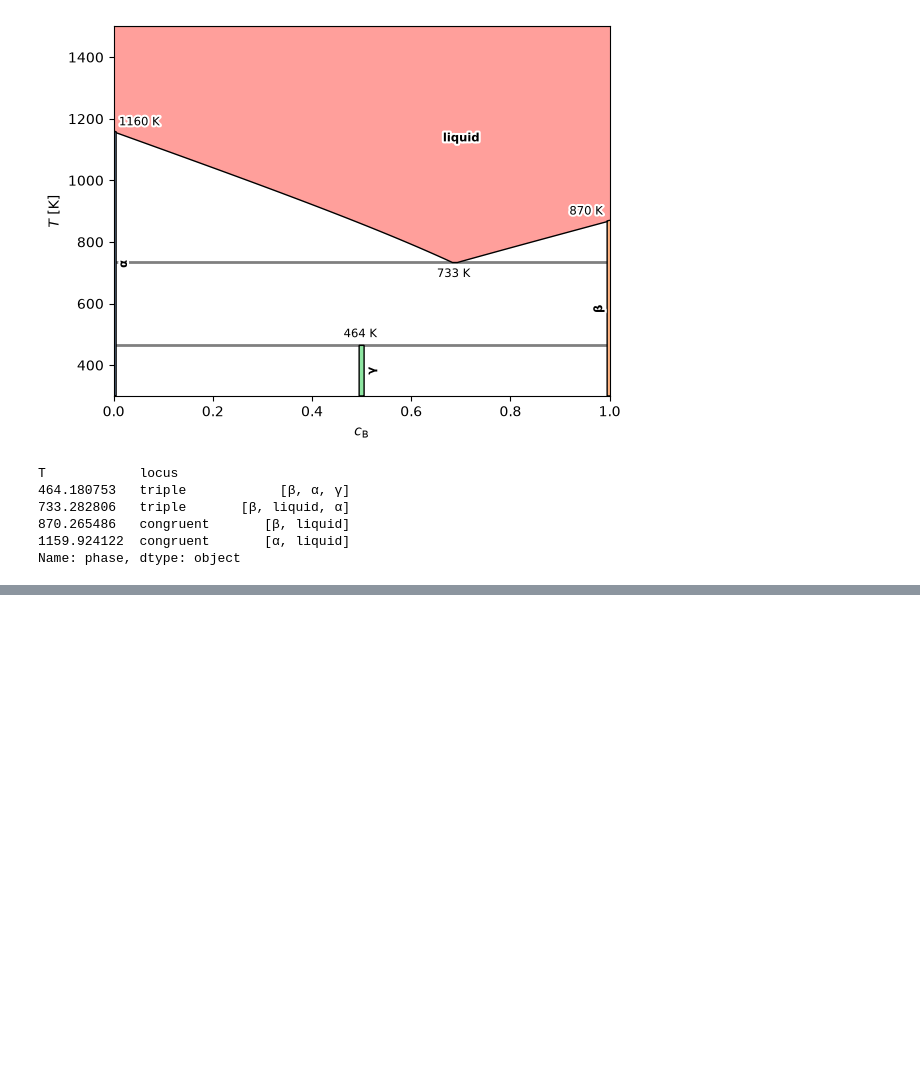
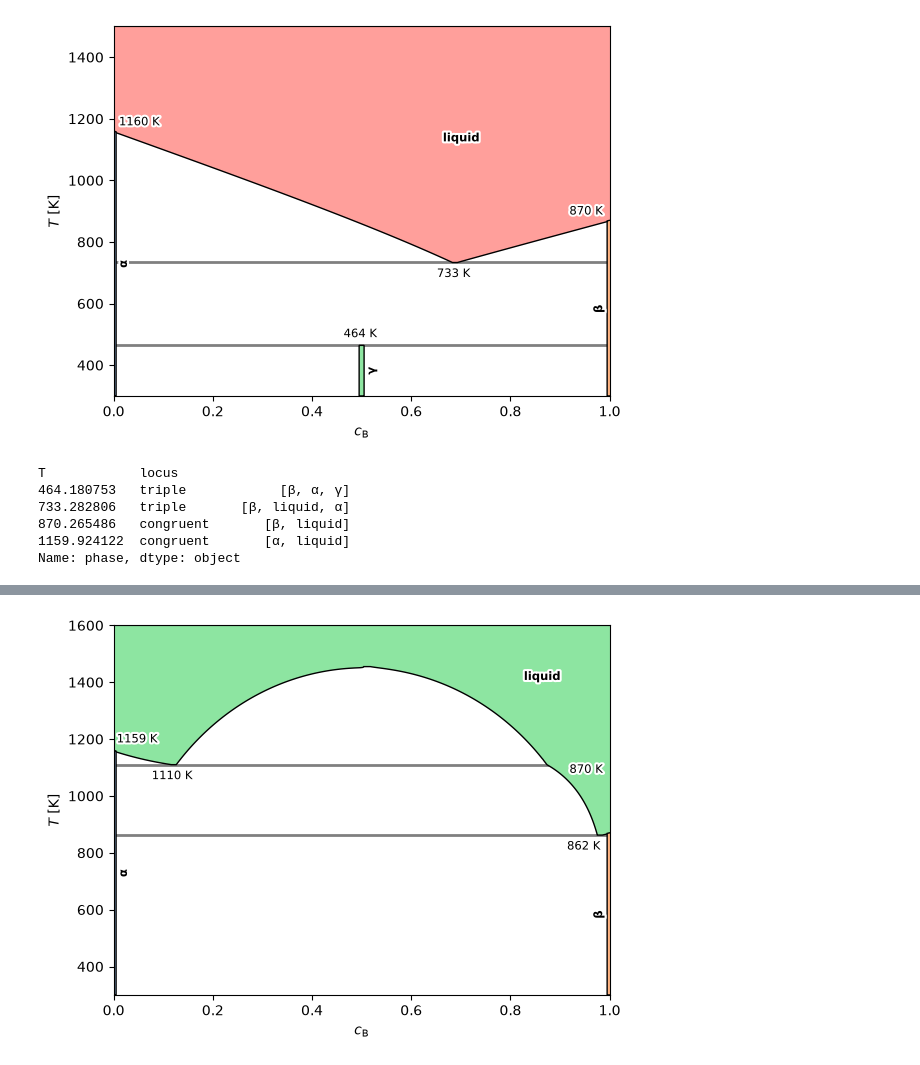
Before and after one commit to eisenforschung/landau, a Jupyter notebook: notebooks/TransitionTemperatures.ipynb, the cells around one changed output, grey strips where cells are left out. Saved outputs shown, nothing was run; the diff lists cells and outputs as text; code cells hidden in the pictures; blank space fills up the shorter version.

```diff
--- a/notebooks/TransitionTemperatures.ipynb
+++ b/notebooks/TransitionTemperatures.ipynb
@@ -155,0 +164,5 @@ Name: phase, dtype: object
+# %%
+liquid_repulsive = regular("liquid", -2.8, 3.0, -2.35, 3.0, L0=0.25)
+df = diagram([alpha, beta, liquid_repulsive], Ts=np.linspace(300, 1600, 80), element="B")
+# %% [output]
+[figure, added]
```
Also changed, not shown: parts of 14 cells of this notebook.
